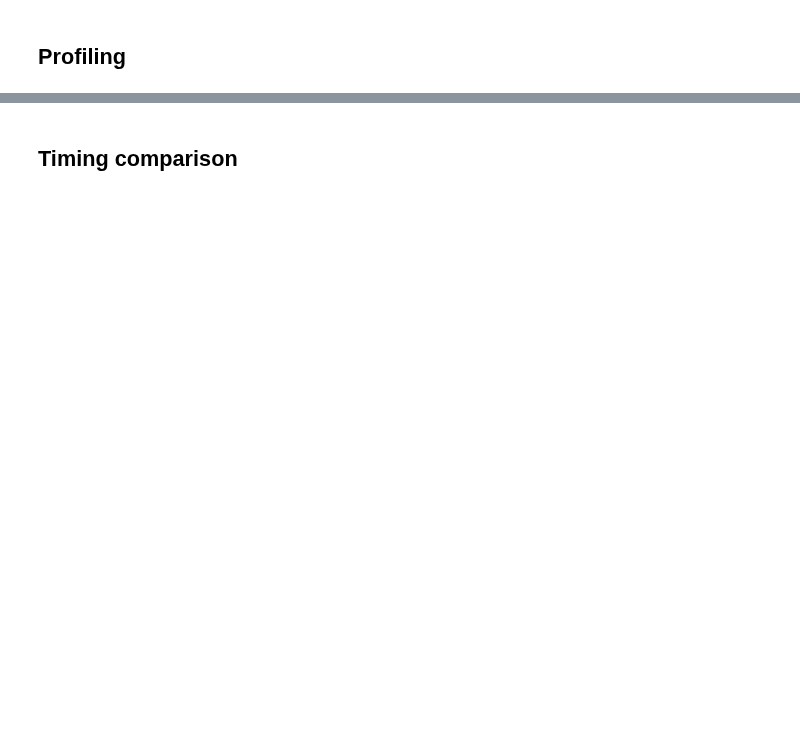
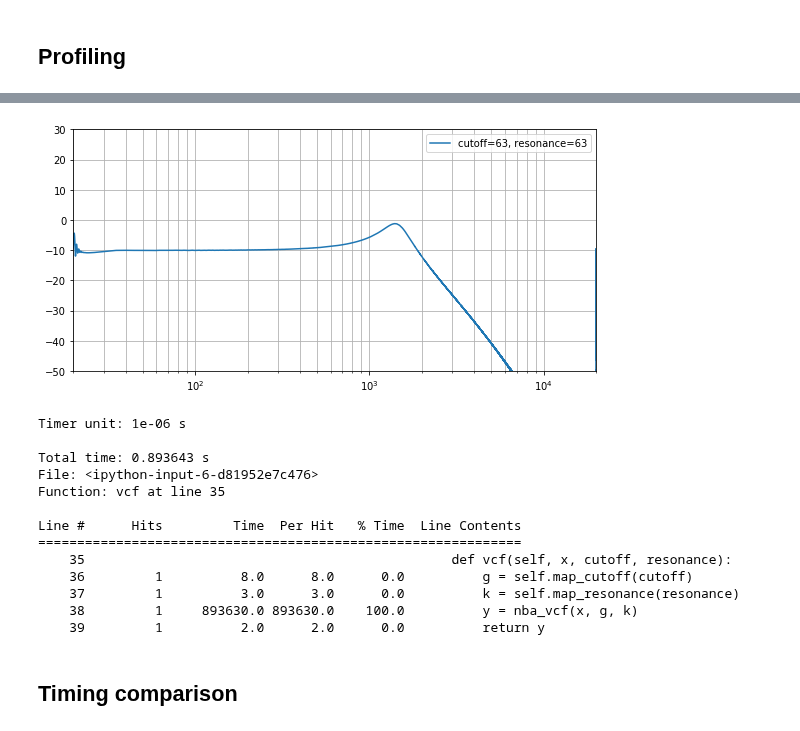
Before and after one commit to soerenbnoergaard/sbnsampler, a Jupyter notebook: workbooks/vcf_003_optimization.ipynb, the cells around one changed output, grey strips where cells are left out. Saved outputs shown, nothing was run; the diff lists cells and outputs as text; code cells hidden in the pictures; blank space fills up the shorter version.

Commit message:
Numba does a great job of speeding up functions

```diff
--- a/workbooks/vcf_003_optimization.ipynb
+++ b/workbooks/vcf_003_optimization.ipynb
@@ -194,2 +202,42 @@ class StilsonSmithCompromiseFast(StilsonSmithCompromise):
+# %%
+@jit
+def nba_onepole(x, g, x1, y1):
+    v = 1/1.3 * x + 0.3/1.3*x1
+    y = (v-y1)*g + y1
+    return y
+
+@jit
+def nba_vcf(x, g, k):
+    # Onepole delay points:
+    # - Before op1
+    # - After opN for N in 1...4
+    y = [0]*len(x)
+    w = [0, 0, 0, 0, 0] # Current sample
+    d = [0, 0, 0, 0, 0] # Delayed sample
+
+    for n in range(1, len(y)):
+        w[0] = x[n] - d[4]*k
+        w[1] = nba_onepole(w[0], g, d[0], d[1])
+        w[2] = nba_onepole(w[1], g, d[1], d[2])
+        w[3] = nba_onepole(w[2], g, d[2], d[3])
+        w[4] = nba_onepole(w[3], g, d[3], d[4])
+
+        for i in range(5):
+            d[i] = w[i]
+
+        y[n] = w[4]
+
+    return y
+
+class StilsonSmithCompromiseNumba(StilsonSmithCompromise):
+    def onepole(self, x, g, x1, y1):
+        y = nba_onepole(x, g, x1, y1)
+        return y
+
+    def vcf(self, x, cutoff, resonance):
+        g = self.map_cutoff(cutoff)
+        k = self.map_resonance(resonance)
+        y = nba_vcf(x, g, k)
+        return y
 # %% [markdown]
 ## Profiling
@@ -239,3 +287,22 @@ Line #      Hits         Time  Per Hit   % Time  Line Contents
+# %%
+s = StilsonSmithCompromiseNumba(yrange=[-50, 30])
+%lprun -f s.vcf s.simulate_chirp(63, 63)
+s.show()
+# %% [output]
+[figure, added]
+Timer unit: 1e-06 s
+
+Total time: 0.893643 s
+File: <ipython-input-6-d81952e7c476>
+Function: vcf at line 35
+
+Line #      Hits         Time  Per Hit   % Time  Line Contents
+==============================================================
+    35                                               def vcf(self, x, cutoff, resonance):
+    36         1          8.0      8.0      0.0          g = self.map_cutoff(cutoff)
+    37         1          3.0      3.0      0.0          k = self.map_resonance(resonance)
+    38         1     893630.0 893630.0    100.0          y = nba_vcf(x, g, k)
+    39         1          2.0      2.0      0.0          return y
 # %% [markdown]
 ## Timing comparison
 # %%
```
Also changed, not shown: parts of 11 cells of this notebook.
